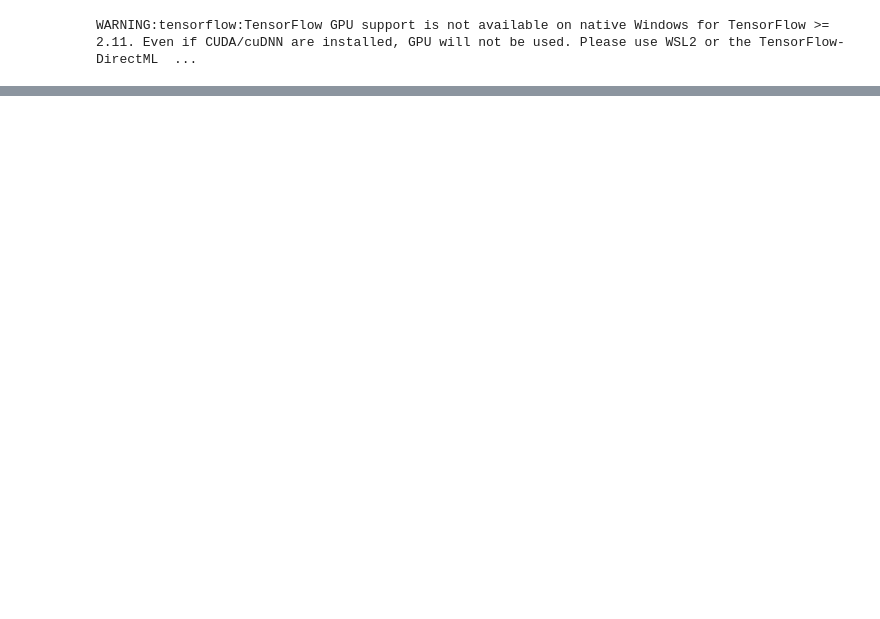
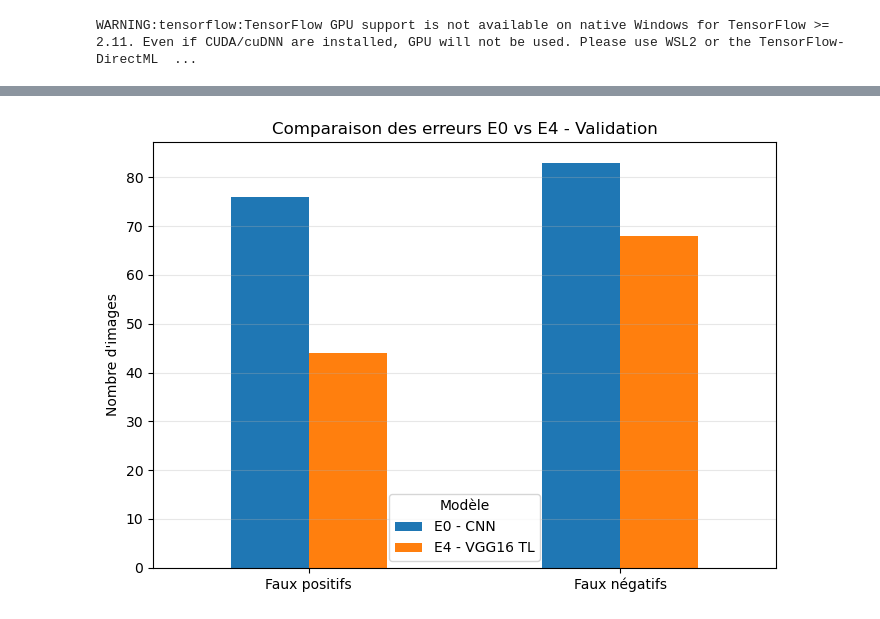
Before and after one commit to DataScientest-Studio/feb26_cds_covid, a Jupyter notebook: e4_model_tl.ipynb, the cells around one changed output, grey strips where cells are left out. Drawn from its saved outputs; the diff is of its cells as text; code cells hidden in the pictures; blank space fills up the shorter version.

```diff
--- a/e4_model_tl.ipynb
+++ b/e4_model_tl.ipynb
@@ -197,0 +478,31 @@ NameError: name 'model_e4' is not defined
+# %%
+errors_comparison = pd.DataFrame({
+    "E0 - CNN": [76, 83],
+    "E4 - VGG16 TL": [44, 68]
+}, index=[
+    "Faux positifs",
+    "Faux négatifs"
+])
+
+ax = errors_comparison.plot(
+    kind="bar",
+    figsize=(7, 5)
+)
+
+ax.set_title("Comparaison des erreurs E0 vs E4 - Validation")
+ax.set_ylabel("Nombre d'images")
+ax.set_xlabel("")
+plt.xticks(rotation=0)
+plt.legend(title="Modèle")
+plt.grid(axis="y", alpha=0.3)
+plt.tight_layout()
+
+plt.savefig(
+    "E0_E4_errors_comparison.png",
+    dpi=300,
+    bbox_inches="tight"
+)
+
+plt.show()
+# %% [output]
+[figure, added]
```
Also changed, not shown: parts of 12 cells of this notebook, 15 other files.
